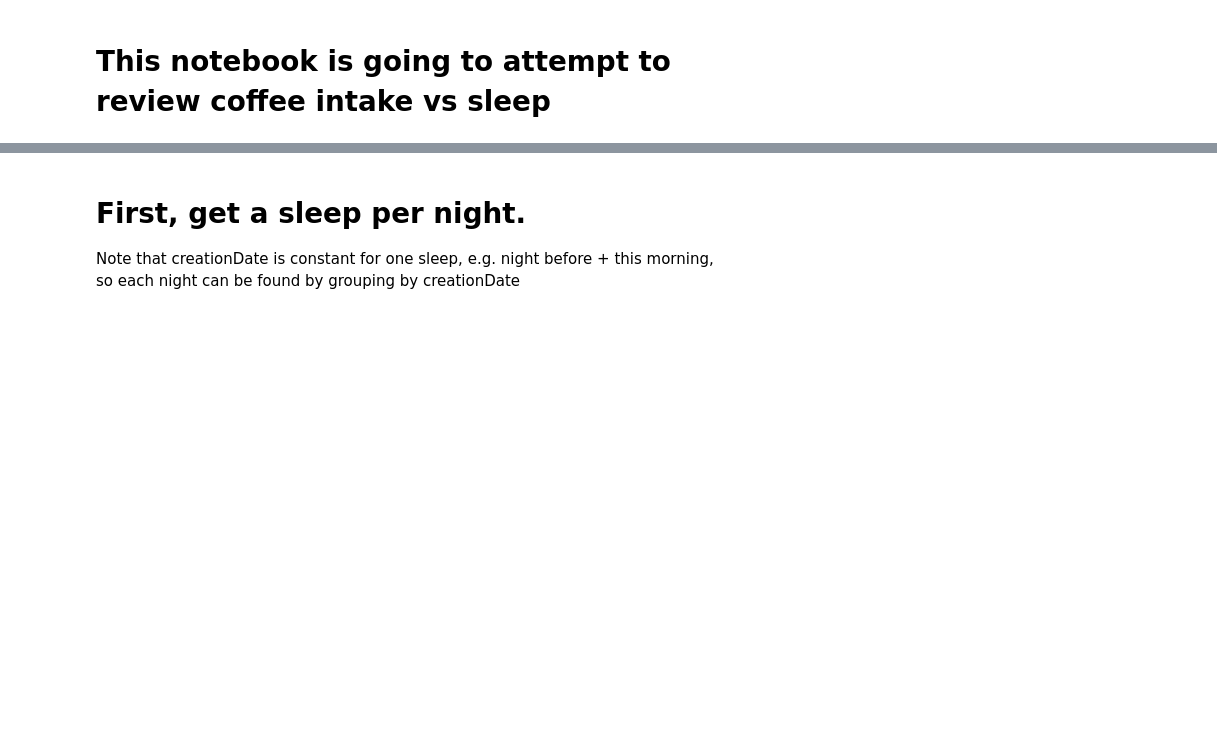
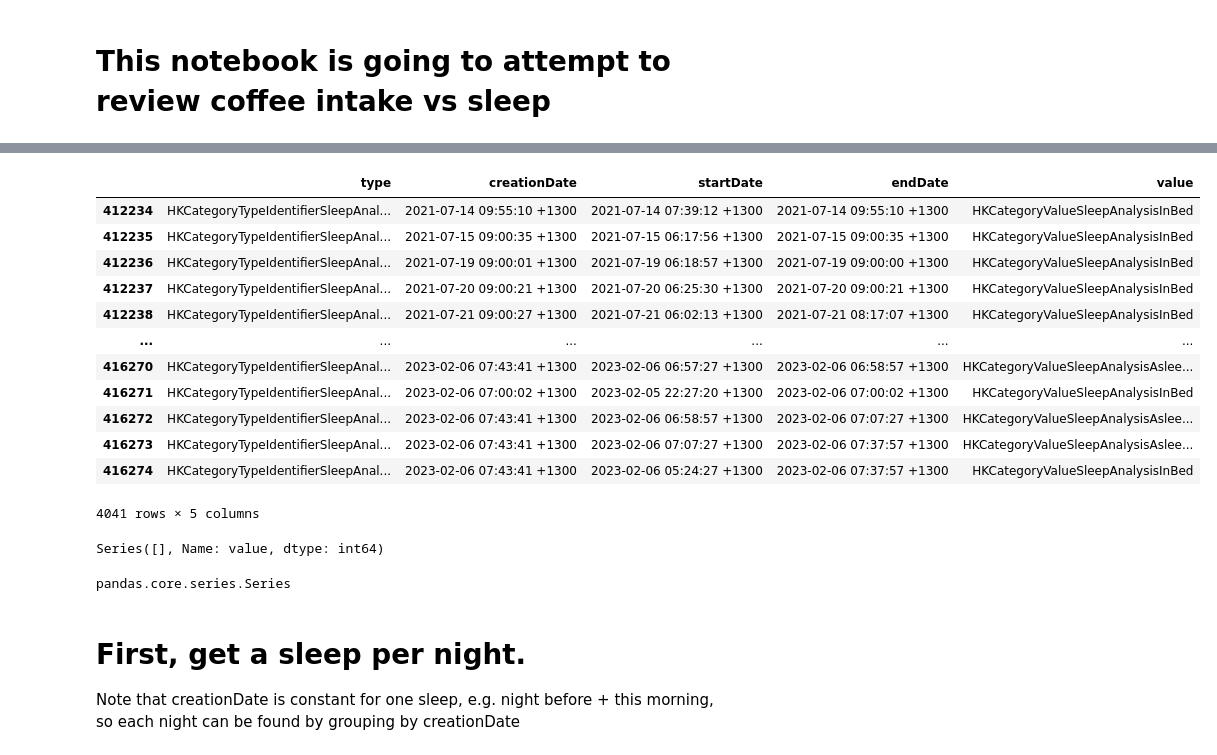
Before and after one commit to FergusCurrie/HealthProcessing, a Jupyter notebook: coffee_vs_sleep.ipynb, the cells around one changed output, grey strips where cells are left out. Saved outputs shown, nothing was run; the diff lists cells and outputs as text; code cells hidden in the pictures; blank space fills up the shorter version.

```diff
--- a/coffee_vs_sleep.ipynb
+++ b/coffee_vs_sleep.ipynb
@@ -5,3 +47,27 @@ import pandas as pd
+# %%
+df[df.type == 'HKCategoryTypeIdentifierSleepAnalysis']
+# %% [output]
+|  | type | creationDate | startDate | endDate | value |
+| 412234 | HKCategoryTypeIdentifierSleepAnal... | 2021-07-14 09:55:10 +1300 | 2021-07-14 07:39:12 +1300 | 2021-07-14 09:55:10 +1300 | HKCategoryValueSleepAnalysisInBed |
+| 412235 | HKCategoryTypeIdentifierSleepAnal... | 2021-07-15 09:00:35 +1300 | 2021-07-15 06:17:56 +1300 | 2021-07-15 09:00:35 +1300 | HKCategoryValueSleepAnalysisInBed |
+| 412236 | HKCategoryTypeIdentifierSleepAnal... | 2021-07-19 09:00:01 +1300 | 2021-07-19 06:18:57 +1300 | 2021-07-19 09:00:00 +1300 | HKCategoryValueSleepAnalysisInBed |
+| 412237 | HKCategoryTypeIdentifierSleepAnal... | 2021-07-20 09:00:21 +1300 | 2021-07-20 06:25:30 +1300 | 2021-07-20 09:00:21 +1300 | HKCategoryValueSleepAnalysisInBed |
+| 412238 | HKCategoryTypeIdentifierSleepAnal... | 2021-07-21 09:00:27 +1300 | 2021-07-21 06:02:13 +1300 | 2021-07-21 08:17:07 +1300 | HKCategoryValueSleepAnalysisInBed |
+| ... | ... | ... | ... | ... | ... |
+| 416270 | HKCategoryTypeIdentifierSleepAnal... | 2023-02-06 07:43:41 +1300 | 2023-02-06 06:57:27 +1300 | 2023-02-06 06:58:57 +1300 | HKCategoryValueSleepAnalysisAslee... |
+| 416271 | HKCategoryTypeIdentifierSleepAnal... | 2023-02-06 07:00:02 +1300 | 2023-02-05 22:27:20 +1300 | 2023-02-06 07:00:02 +1300 | HKCategoryValueSleepAnalysisInBed |
+| 416272 | HKCategoryTypeIdentifierSleepAnal... | 2023-02-06 07:43:41 +1300 | 2023-02-06 06:58:57 +1300 | 2023-02-06 07:07:27 +1300 | HKCategoryValueSleepAnalysisAslee... |
+| 416273 | HKCategoryTypeIdentifierSleepAnal... | 2023-02-06 07:43:41 +1300 | 2023-02-06 07:07:27 +1300 | 2023-02-06 07:37:57 +1300 | HKCategoryValueSleepAnalysisAslee... |
+| 416274 | HKCategoryTypeIdentifierSleepAnal... | 2023-02-06 07:43:41 +1300 | 2023-02-06 05:24:27 +1300 | 2023-02-06 07:37:57 +1300 | HKCategoryValueSleepAnalysisInBed |
+4041 rows × 5 columns
+# %%
+df[df.type == 'HKCategoryValueNotApplicable'].value.value_counts()
+# %% [output]
+Series([], Name: value, dtype: int64)
+# %%
+type(df.value)
+# %% [output]
+pandas.core.series.Series
 # %% [markdown]
 # First, get a sleep per night.
 Note that creationDate is constant for one sleep, e.g. night before + this morning, so each night can be found by grouping by creationDate
```
Also changed, not shown: parts of 3 cells of this notebook, 4 other files.
